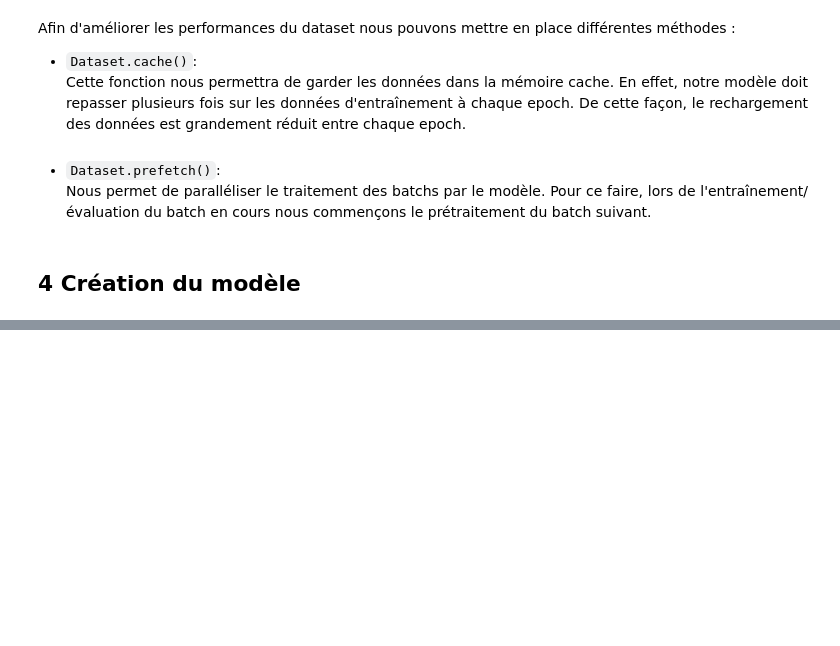
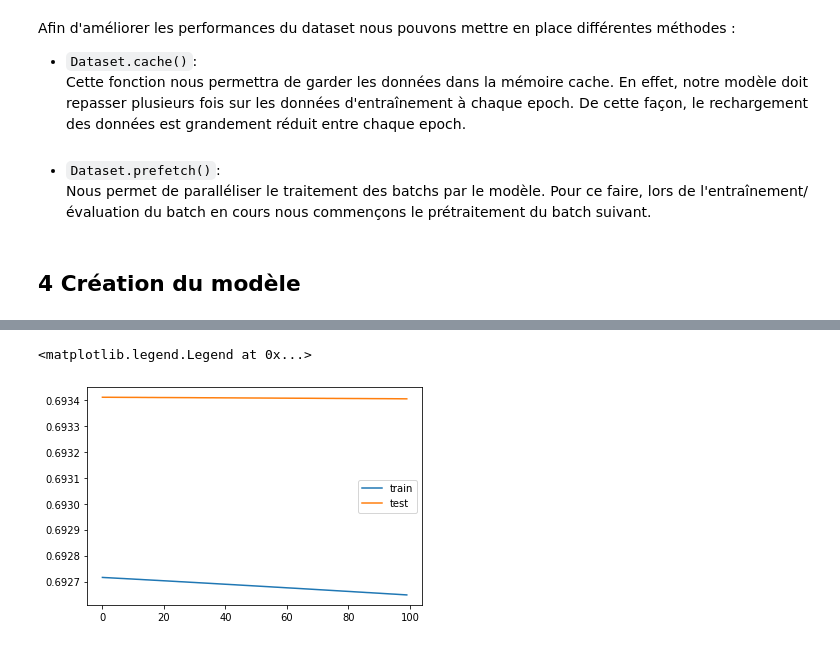
Before and after one commit to JIB3H/leyenda_project, a Jupyter notebook: Livrable_2.ipynb, the cells around one changed output, grey strips where cells are left out. Cells and saved outputs as stored; diff of their text form; code cells hidden in the pictures; blank space fills up the shorter version.

Commit message:
Model work

```diff
--- a/Livrable_2.ipynb
+++ b/Livrable_2.ipynb
@@ -167,0 +176,31 @@ latent_dim = 15
+# %%
+inputs = Input(shape=(image_w, image_w, 3))
+
+x = Conv2D(16, (3, 3), activation="relu", padding="same")(inputs)
+x = MaxPooling2D((2, 2), padding="same")(x)
+x = Conv2D(8, (3, 3), activation="relu", padding="same")(x)
+x = MaxPooling2D((2, 2), padding="same")(x)
+x = Conv2D(8, (3, 3), activation="relu", padding="same")(x)
+x = MaxPooling2D((2, 2), padding="same")(x)
+x = Conv2D(8, (3, 3), activation="relu", padding="same")(x)
+x = MaxPooling2D((2, 2), padding="same")(x)
+x = Conv2D(8, (3, 3), activation="relu", padding="same")(x)
+x = MaxPooling2D((2, 2), padding="same")(x)
+
+# Decoder
+x = Conv2D(8, (3, 3), activation="relu", padding="same")(x)
+x = UpSampling2D((2, 2))(x)
+x = Conv2D(8, (3, 3), activation="relu", padding="same")(x)
+x = UpSampling2D((2, 2))(x)
+x = Conv2D(8, (3, 3), activation="relu", padding="same")(x)
+x = UpSampling2D((2, 2))(x)
+x = Conv2D(8, (3, 3), activation="relu", padding="same")(x)
+x = UpSampling2D((2, 2))(x)
+x = Conv2D(16, (3, 3), activation="relu", padding="same")(x)
+x = UpSampling2D((2, 2))(x)
+x = Conv2D(3, (3, 3), activation="sigmoid", padding="same")(x)
+
+# Autoencoder
+autoencoder = Model(inputs, x)
+autoencoder.compile(optimizer="adadelta", loss="binary_crossentropy")
+autoencoder.summary()
@@ -167,0 +225,9 @@ latent_dim = 15
+# %%
+history = autoencoder.fit(
+    x=x_train_noisy,
+    y=x_train,
+    epochs=100,
+    batch_size=32,
+    shuffle=True,
+    validation_data=(x_test_noisy, x_test),
+)
@@ -187,0 +370,7 @@ latent_dim = 15
+# %%
+plt.plot(history.history['loss'], label='train')
+plt.plot(history.history['val_loss'], label='test')
+plt.legend()
+# %% [output]
+<matplotlib.legend.Legend at 0x...>
+[figure, added]
```
Also changed, not shown: parts of 32 cells of this notebook.
